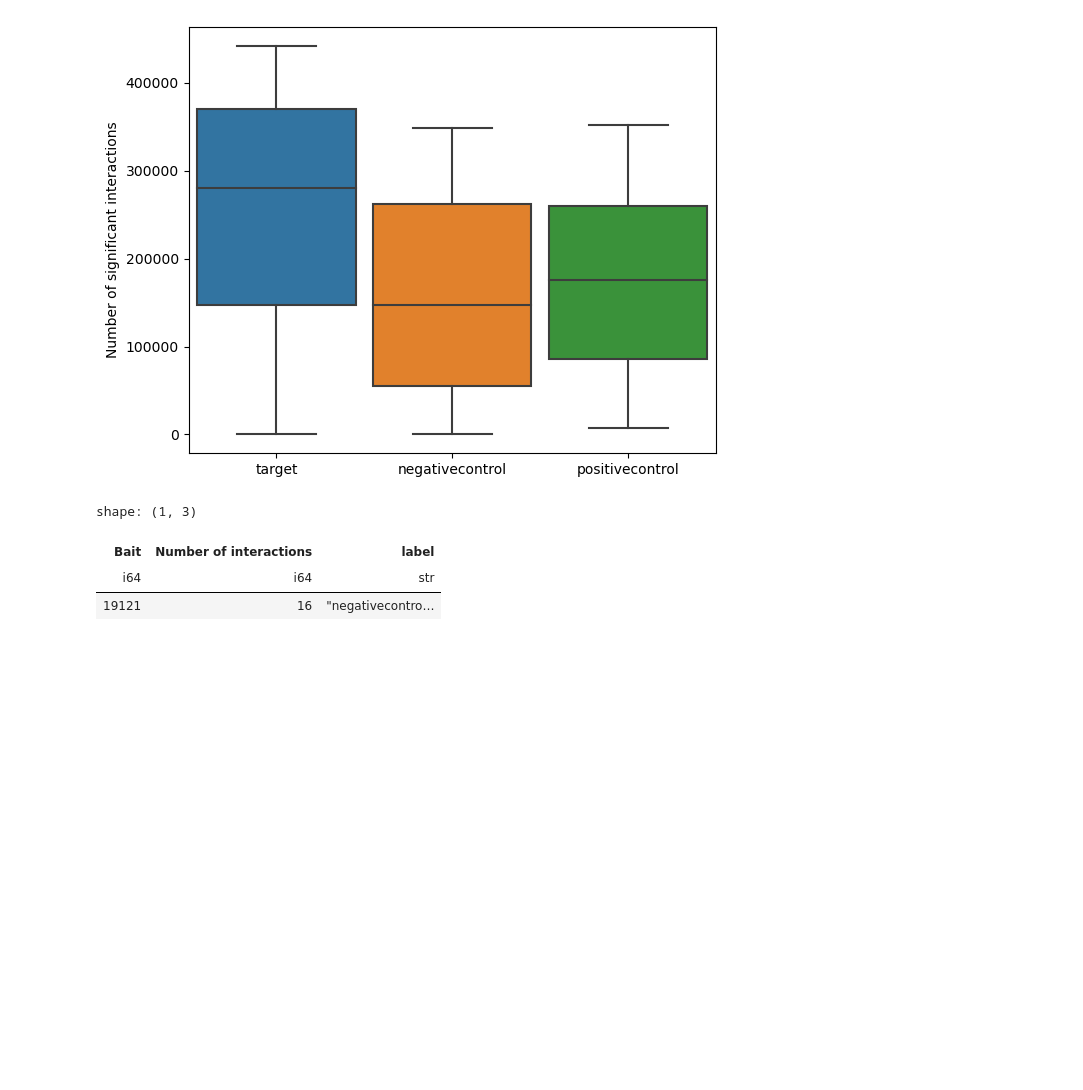
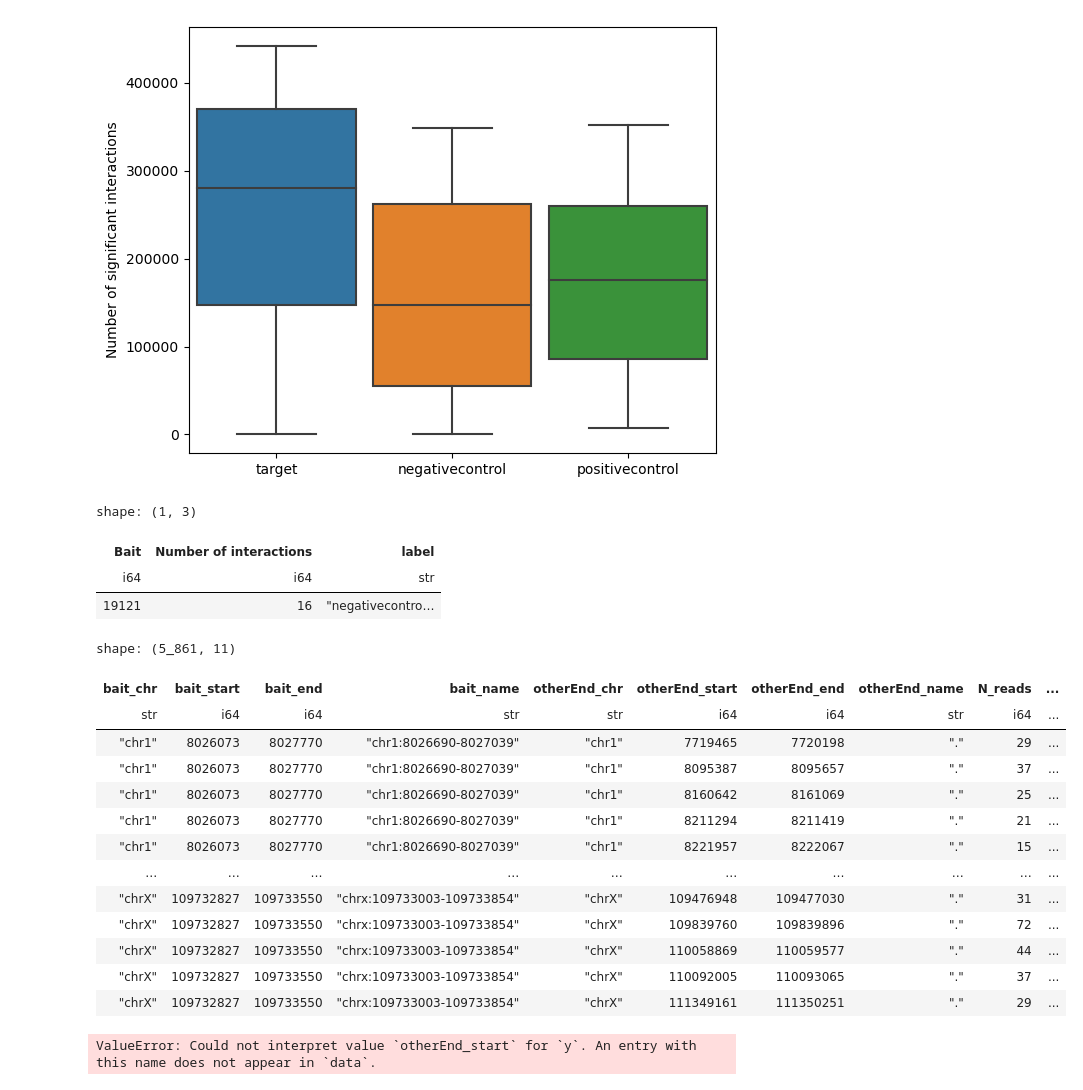
Before and after one commit to kircherlab/CMPRA_figures, a Jupyter notebook: supp_figure1.ipynb, the cells around one changed output. Saved outputs shown, nothing was run; the diff lists cells and outputs as text; code cells hidden in the pictures; blank space fills up the shorter version.

```diff
--- a/supp_figure1.ipynb
+++ b/supp_figure1.ipynb
@@ -104,11 +104,30 @@ shape: (1, 3)
 | i64 | i64 | str |
 | 19121 | 16 | "negativecontro… |
 # %%
-labels = pl.read_csv('/data/humangen_kircherlab/MPRA/CaptureCMPRA/results/manuscript_figures/enrichment_plot/baits_with_labels.tsv', separator='\t')
+labels = pl.read_csv('/data/cephfs-2/unmirrored/groups/kircher/MPRA/CaptureCMPRA/results/manuscript_figures/enrichment_plot/baits_with_labels.tsv', separator='\t')
 # %%
-cHic = pl.read_csv('/data/humangen_kircherlab/MPRA/CaptureCMPRA/mpra_capture_flow/results/CMPRA5/chicago/data/CMPRA5_5000.filtered_le20mb.ibed',
+cHic = pl.read_csv('/data/cephfs-2/unmirrored/groups/kircher/MPRA/CaptureCMPRA/mpra_capture_flow/results/CMPRA5/chicago/data/CMPRA5_5000.filtered_le20mb.ibed',
 				   separator="\t")
 # %%
-cHic = cHic.join(labels, left_on="bait_name", right_on="bait").with_columns(pl.n_unique("bait_name", "othterEnd_start").over("").alias("number of interactions"))
+cHic = cHic.join(labels, left_on="bait_name", right_on="bait").with_columns(pl.n_unique("bait_name", "othterEnd_start").over("bait_name").alias("number of interactions"))
+# %%
+cHic
+# %% [output]
+shape: (5_861, 11)
+| bait_chr | bait_start | bait_end | bait_name | otherEnd_chr | otherEnd_start | otherEnd_end | otherEnd_name | N_reads | ... |
+| str | i64 | i64 | str | str | i64 | i64 | str | i64 | ... |
+| "chr1" | 8026073 | 8027770 | "chr1:8026690-8027039" | "chr1" | 7719465 | 7720198 | "." | 29 | ... |
+| "chr1" | 8026073 | 8027770 | "chr1:8026690-8027039" | "chr1" | 8095387 | 8095657 | "." | 37 | ... |
+| "chr1" | 8026073 | 8027770 | "chr1:8026690-8027039" | "chr1" | 8160642 | 8161069 | "." | 25 | ... |
+| "chr1" | 8026073 | 8027770 | "chr1:8026690-8027039" | "chr1" | 8211294 | 8211419 | "." | 21 | ... |
+| "chr1" | 8026073 | 8027770 | "chr1:8026690-8027039" | "chr1" | 8221957 | 8222067 | "." | 15 | ... |
+| … | … | … | … | … | … | … | … | … | ... |
+| "chrX" | 109732827 | 109733550 | "chrx:109733003-109733854" | "chrX" | 109476948 | 109477030 | "." | 31 | ... |
+| "chrX" | 109732827 | 109733550 | "chrx:109733003-109733854" | "chrX" | 109839760 | 109839896 | "." | 72 | ... |
+| "chrX" | 109732827 | 109733550 | "chrx:109733003-109733854" | "chrX" | 110058869 | 110059577 | "." | 44 | ... |
+| "chrX" | 109732827 | 109733550 | "chrx:109733003-109733854" | "chrX" | 110092005 | 110093065 | "." | 37 | ... |
+| "chrX" | 109732827 | 109733550 | "chrx:109733003-109733854" | "chrX" | 111349161 | 111350251 | "." | 29 | ... |
 # %%
-sns.violinplot(cHic.to_pandas(), x="label", y="number of interactions", width=0.9)
+sns.violinplot(cHic.to_pandas(), x="label", y="otherEnd_start", width=0.9)
+# %% [output]
+ValueError: Could not interpret value `otherEnd_start` for `y`. An entry with this name does not appear in `data`.
```
Also changed, not shown: 5 other files.
